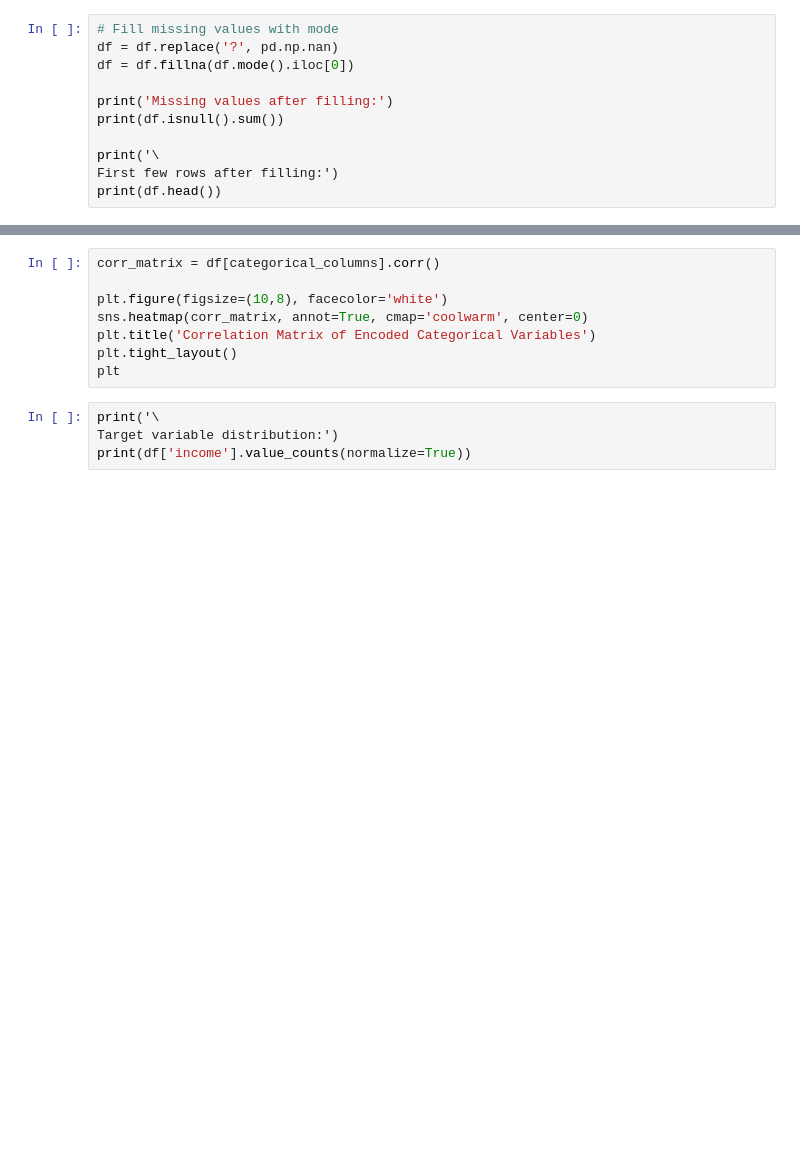
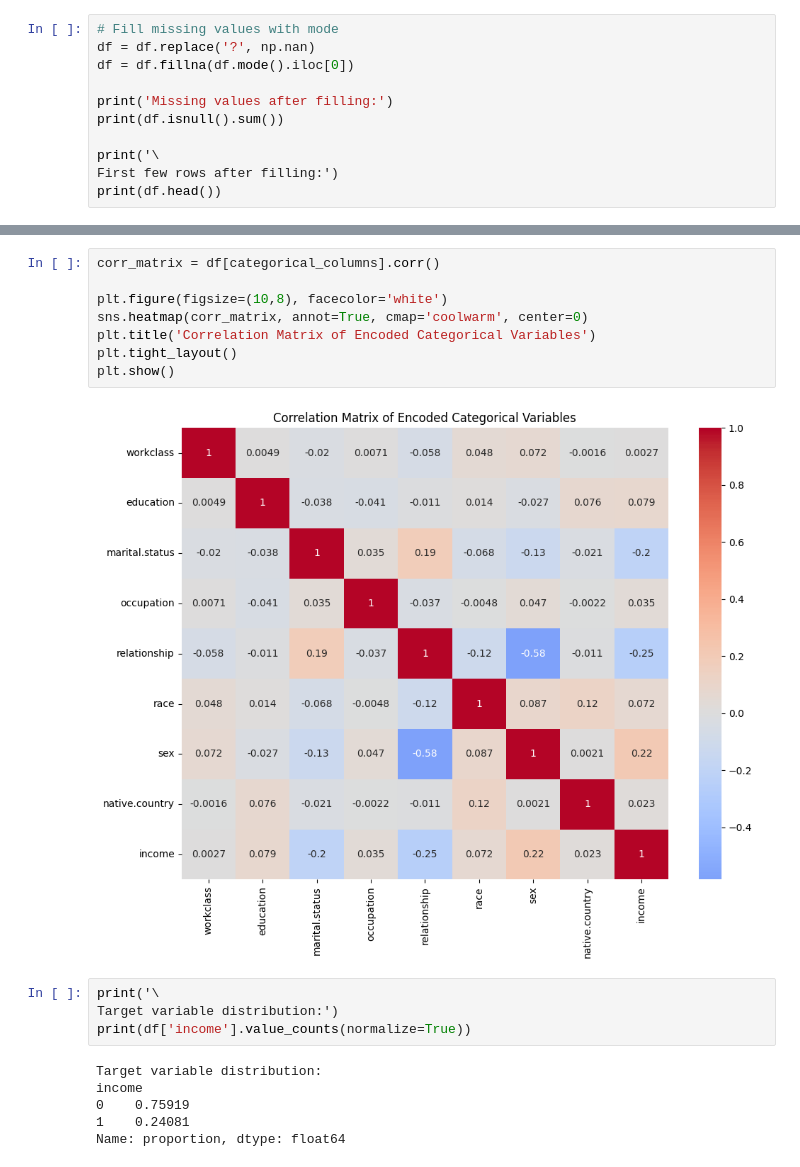
Before and after one commit to Shalinithakur07/Project_KDD, a Jupyter notebook: project.ipynb, the cells around one changed output, grey strips where cells are left out. Saved outputs shown, nothing was run; the diff lists cells and outputs as text; blank space fills up the shorter version.

```diff
--- a/project.ipynb
+++ b/project.ipynb
@@ -31,6 +75,6 @@ print(df.isin(['?']).mean() * 100)
 # %%
 # Fill missing values with mode
-df = df.replace('?', pd.np.nan)
+df = df.replace('?', np.nan)
 df = df.fillna(df.mode().iloc[0])
 
 print('Missing values after filling:')
@@ -60,15 +139,23 @@ for col in categorical_columns:
 # %%
 corr_matrix = df[categorical_columns].corr()
 
 plt.figure(figsize=(10,8), facecolor='white')
 sns.heatmap(corr_matrix, annot=True, cmap='coolwarm', center=0)
 plt.title('Correlation Matrix of Encoded Categorical Variables')
 plt.tight_layout()
-plt
+plt.show()
+# %% [output]
+[figure, added]
 # %%
 print('\
 Target variable distribution:')
 print(df['income'].value_counts(normalize=True))
+# %% [output]
+Target variable distribution:
+income
+0    0.75919
+1    0.24081
+Name: proportion, dtype: float64
 # %%
 
 X = df.drop('income', axis=1)
```
Also changed, not shown: parts of 10 cells of this notebook.
